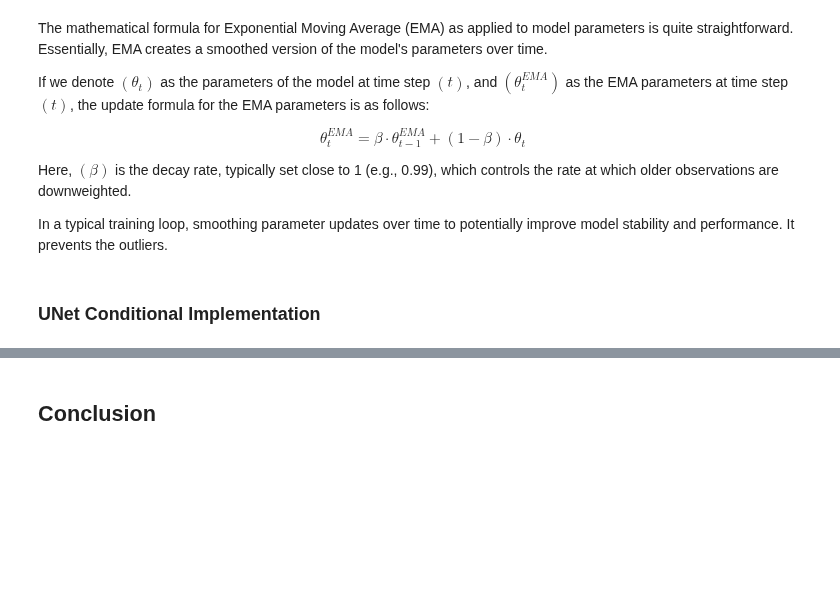
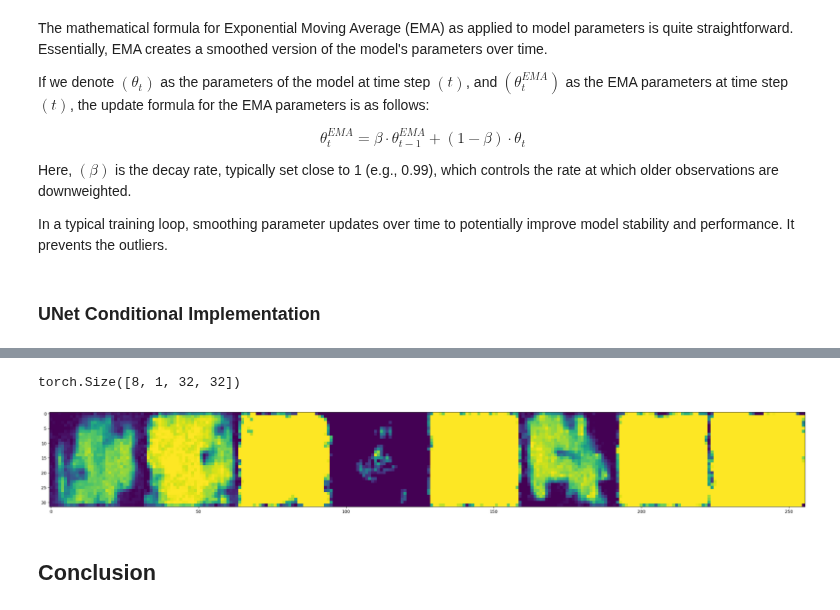
Before and after one commit to arkeodev/computer-vision, a Jupyter notebook: Simple_Diffusion_Models/diffusion_models.ipynb, the cells around one changed output, grey strips where cells are left out. Drawn from its saved outputs; the diff is of its cells as text; code cells hidden in the pictures; blank space fills up the shorter version.

```diff
--- a/Simple_Diffusion_Models/diffusion_models.ipynb
+++ b/Simple_Diffusion_Models/diffusion_models.ipynb
@@ -967,7 +969,7 @@ class Diffusion_Conditional:
     def sample(self, model, n, labels, cfg_scale=3):
         model.eval()
         with torch.no_grad():
-            x = torch.randn((n, 3, self.img_size, self.img_size)).to(device)
+            x = torch.randn((n, 1, self.img_size, self.img_size)).to(device)
             for i in tqdm(reversed(range(1, self.noise_steps)), position=0):
                 t = (torch.ones(n) * i).long().to(device)
                 predicted_noise = model(x, t, labels)
@@ -1057,11 +1059,13 @@ class UNet_Conditional(L.LightningModule):
 
     def training_step(self, batch, batch_idx):
         # Training logic
-        images, _ = batch
+        images, labels = batch
         images = images.to(device)
-        t = self.diffusion.sample_time_stamps(images.shape[0]).to(device)
+        t = self.diffusion.sample_timesteps(images.shape[0]).to(device)
         x_t, noise = self.diffusion.noise_images(images, t)
-        predicted_noise = self(x_t, t)
+        if np.random.random() < 0.1:
+            labels = None
+        predicted_noise = model(x_t, t, labels)
         loss = F.mse_loss(noise, predicted_noise)
         self.log('train_loss', loss)
         return loss
@@ -1098,16 +1102,16 @@ class UNet_Conditional(L.LightningModule):
         output = self.outc(x)
         return output
 # %%
-start_from_checkpoint = True
+start_from_checkpoint = False
 
 if start_from_checkpoint:
     # Load the model from a checkpoint file
     checkpoint_path = "./model/last.ckpt"
-    trained_model = UNet.load_from_checkpoint(checkpoint_path)
+    trained_model = UNet_Conditional.load_from_checkpoint(checkpoint_path)
     print("Starting from checkpoint...")
 else:
     # Setup DataModule, Model, and Trainer
-    model = UNet()  # Initialize your model
+    model = UNet_Conditional(num_classes=10)  # Initialize your model
     print("Starting from scratch...")
 
 # Initialize Callbacks
@@ -1119,7 +1123,7 @@ logger = TensorBoardLogger("tb_logs", name="my_model")
 
 # Setup Trainer
 trainer = L.Trainer(
-    max_epochs=10,
+    max_epochs=1,
     accelerator="gpu",
     devices=1,  # Number of GPUs
     callbacks=[checkpoint_callback, lr_monitor],
@@ -1131,16 +1157,21 @@ trainer.fit(model=model, train_dataloaders=fashion_mnist_dm)
 # %%
-# Load the model from a checkpoint file
 checkpoint_path = "./model/last.ckpt"
-trained_model = UNet.load_from_checkpoint(checkpoint_path)
+trained_model = UNet_Conditional.load_from_checkpoint(checkpoint_path, num_classes=10)
 # %%
-diffusion = Diffusion_Conditional(img_size=32, device=device)
-x = diffusion.sample(trained_model, 8, input_channel=1)
+# Generate 8 images with the conditional model
+diffusion = Diffusion_Conditional(img_size=32)
+n = 8
+y = torch.Tensor([6] * n).long().to(device)
+x = diffusion.sample(trained_model, 8, y, cfg_scale=0)
 print(x.shape)
 plt.figure(figsize=(32, 32))
 plt.imshow(torch.cat([
     torch.cat([i for i in x.cpu()], dim=-1),
 ], dim=-2).permute(1, 2, 0).cpu())
 plt.show()
+# %% [output]
+torch.Size([8, 1, 32, 32])
+[figure, added]
 # %% [markdown]
 ## Conclusion
 # %% [markdown]
```
Also changed, not shown: parts of 3 cells of this notebook.
